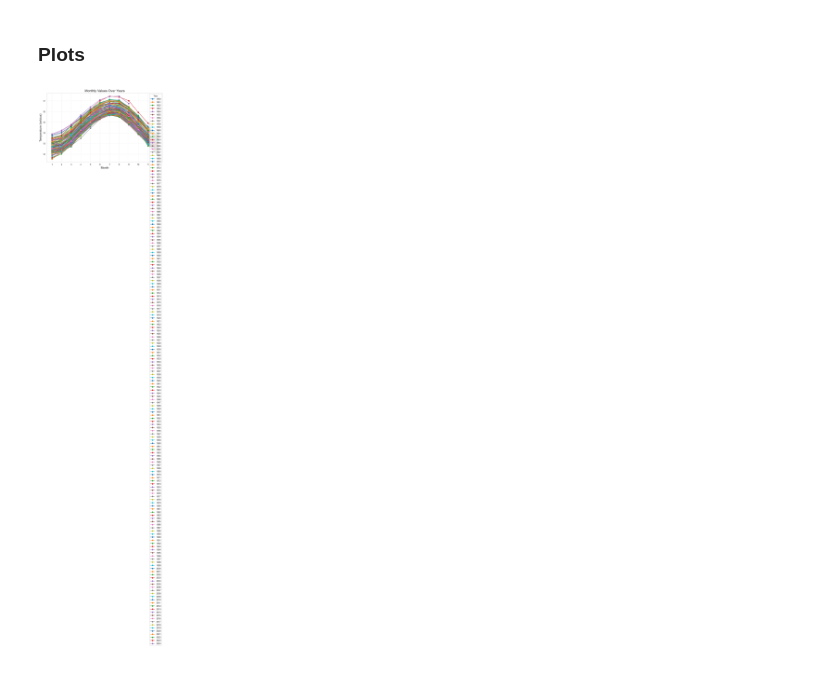
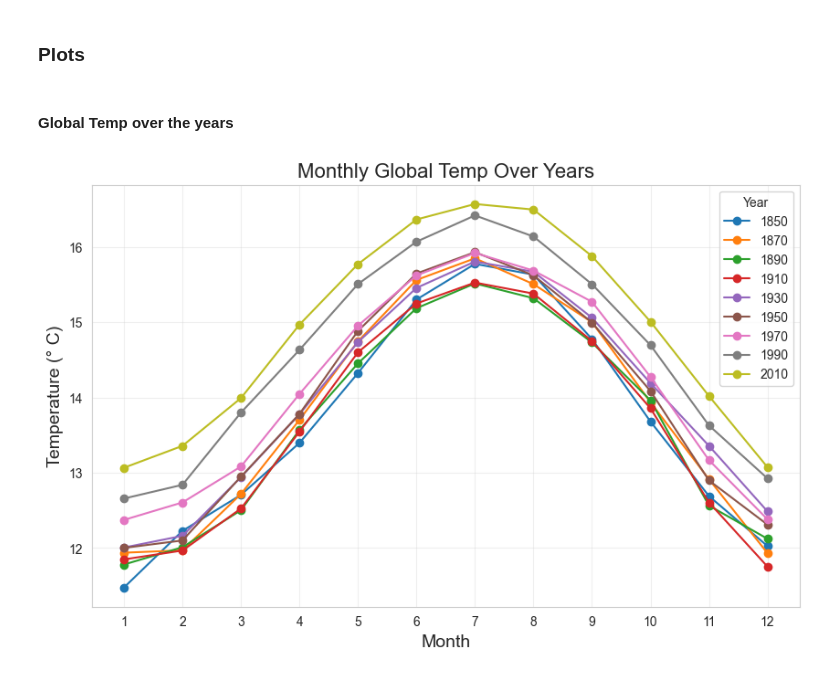
Before and after one commit to Rishabh-Thapliyal/Forecasting-Global-Climate-Change-Patterns-and-Analyzing-Impact, a Jupyter notebook: src/eda/eda_1.ipynb, the cells around one changed output. Drawn from its saved outputs; the diff is of its cells as text; code cells hidden in the pictures.

Commit message:
included eda results

```diff
--- a/src/eda/eda_1.ipynb
+++ b/src/eda/eda_1.ipynb
@@ -14,13 +16,13 @@ df_list = []
 directoryPath = "../../Data/ResultData/"
 
 for file_name in glob.glob(directoryPath+'temperature/*.csv'):
-    if file_name!= "../../Data/ResultData/temperature/0_Global_actual_temperatures.csv":
+    if file_name not in ["../../Data/ResultData/temperature/0_Global_air_actual_temperatures.csv", "../../Data/ResultData/temperature/0_Global_water_actual_temperatures.csv"]:
         print(f"{file_name}: {df.shape}")
         df = pd.read_csv(file_name, low_memory=False)
         df_list.append(df)
 
-df_global_temp = pd.read_csv(directoryPath+'temperature/0_Global_actual_temperatures.csv', low_memory=False)
-df_global_temp = df_global_temp.groupby(['Year','Month']).agg({"Actual Temperature":"first"}).reset_index()
+df_air_global_temp = pd.read_csv(directoryPath+'temperature/0_Global_air_actual_temperatures.csv', low_memory=False)
+df_water_global_temp = pd.read_csv(directoryPath+'temperature/0_Global_water_actual_temperatures.csv', low_memory=False)
 # %% [output]
 ../../Data/ResultData/temperature/6_Tokyo_actual_temperatures.csv: (3334, 7)
 ../../Data/ResultData/temperature/1_Peking_actual_temperatures.csv: (2418, 7)
@@ -131,22 +145,26 @@ df_merged.groupby(['City']).agg({'Latitude':'first', 'Longitude':'first'}).reset
 | 19 | 9_Lhasa | 29.74 N | 90.46 E |
 # %% [markdown]
 ### Plots
+# %% [markdown]
+#### Global Temp over the years
 # %%
 # Pivot table to structure data for plotting
-pivot_df = df_global_temp.pivot(index='Month', columns='Year', values='Actual Temperature')
+df_air_global_temp_sub = df_air_global_temp[df_air_global_temp['Year'].isin(list(range(1850,2020,20)))].reset_index(drop=True)
+pivot_df = df_air_global_temp_sub.pivot(index='Month', columns='Year', values='Actual Temperature')
 
 # Plotting
 plt.figure(figsize=(10, 6))
 
 for year in pivot_df.columns:
     plt.plot(pivot_df.index, pivot_df[year], marker='o', label=str(year))
 
 # Customizing the plot
-plt.title('Monthly Values Over Years', fontsize=16)
+plt.title('Monthly Global Temp Over Years', fontsize=16)
 plt.xlabel('Month', fontsize=14)
-plt.ylabel('Temperature (celcius)', fontsize=14)
+plt.ylabel('Temperature (° C)', fontsize=14)
 plt.xticks(pivot_df.index)  # Ensure x-axis shows months
 plt.legend(title='Year')
 plt.grid(alpha=0.3)
+plt.savefig('../eda_results/global_temp_monthly.png')
 # %% [output]
-[figure, old version]
+[figure, new version]
```
Also changed, not shown: parts of 31 cells of this notebook, 37 other files.
